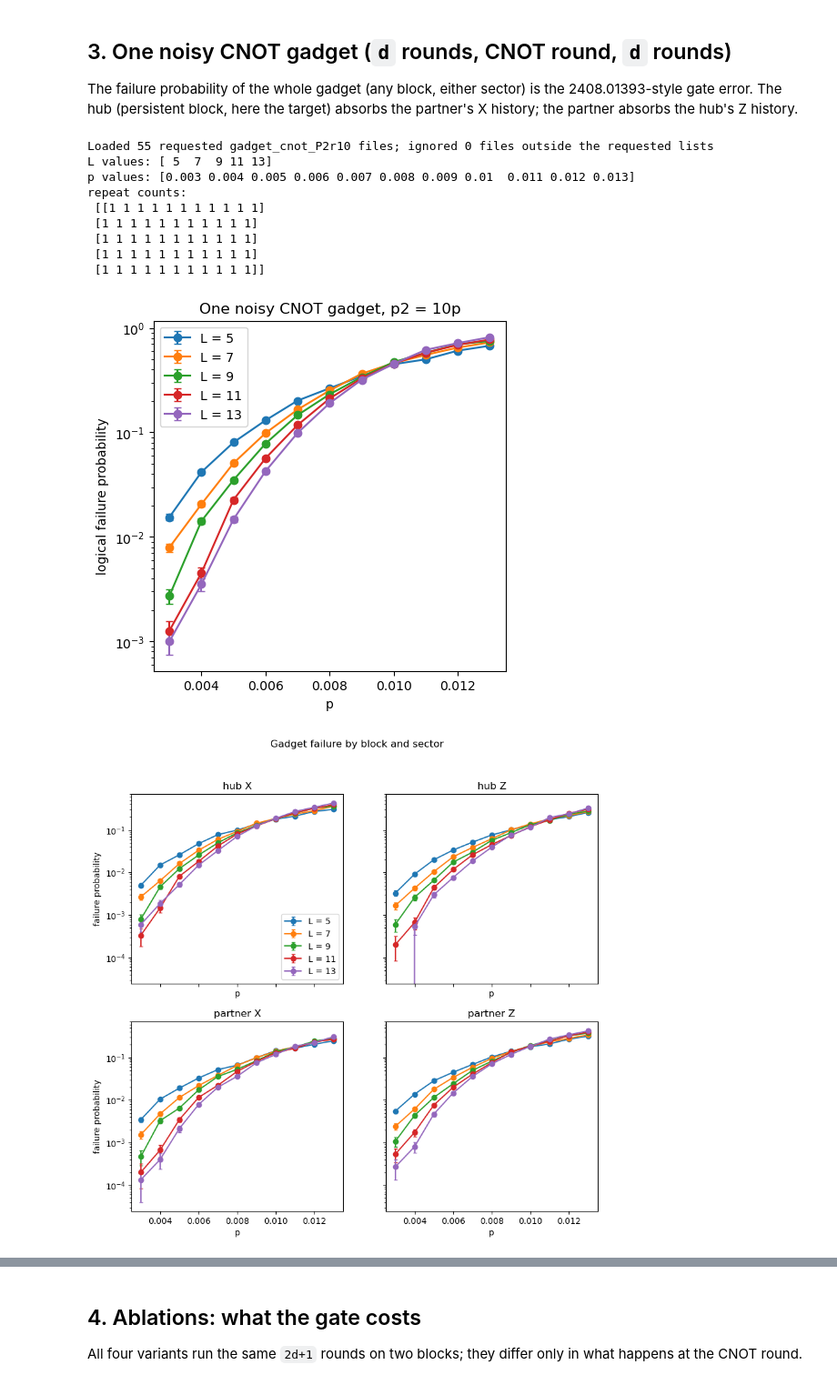
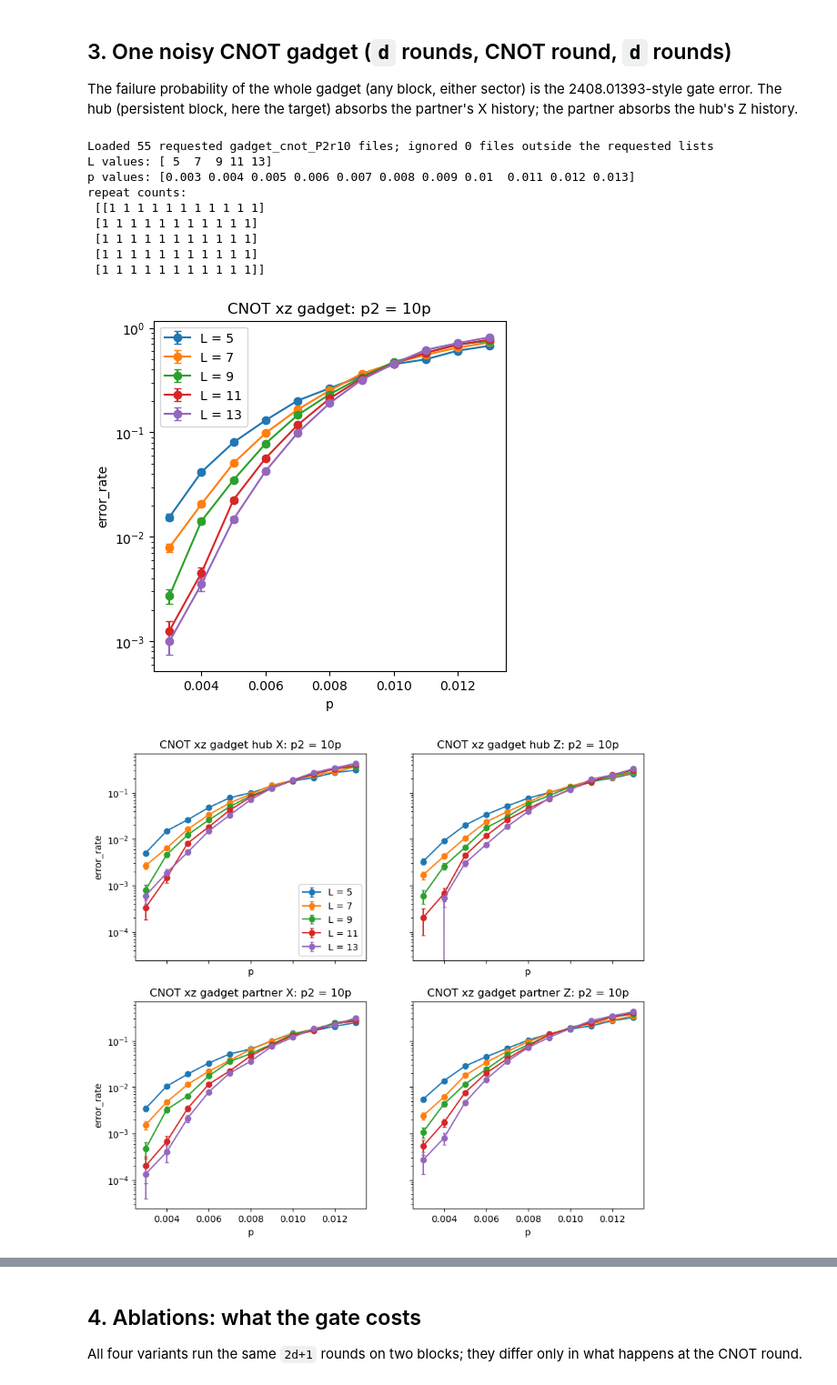
Before and after one commit to njvincent/mp-decoder, a Jupyter notebook: notebooks/cnot_primitive_xz_stage1_analysis.ipynb, the cells around one changed output, grey strips where cells are left out. Shown at 91% size. Drawn from its saved outputs; the diff is of its cells as text; code cells hidden in the pictures.

```diff
--- a/notebooks/cnot_primitive_xz_stage1_analysis.ipynb
+++ b/notebooks/cnot_primitive_xz_stage1_analysis.ipynb
@@ -72,19 +73,18 @@ def load_variant(name, p_values, failure_fields=None, L_values=L_VALUES):
     )
 
 
-def plot_components(scan, title):
+def plot_components(scan, title, tag):
     fig, axes = plt.subplots(2, 2, figsize=(10, 9), sharex=True, sharey=True)
     for ax, name in zip(axes.flat, COMPONENTS):
         est = scan.rate(name)
         for li, L in enumerate(scan.L_values):
             ax.errorbar(scan.p_values, est.values[li], yerr=est.errors[li], fmt="o-", capsize=2, label=f"L = {L}")
         ax.set_yscale("log")
-        ax.set_title(name)
+        ax.set_title(f"{title} {name}: {tag}")
         ax.set_xlabel("p")
-    axes[0, 0].set_ylabel("failure probability")
-    axes[1, 0].set_ylabel("failure probability")
+    axes[0, 0].set_ylabel("error_rate")
+    axes[1, 0].set_ylabel("error_rate")
     axes[0, 0].legend()
-    fig.suptitle(title)
     plt.show()
 # %% [markdown]
 ## 1. Memory reference: one block, `T = d` (Lake-style `p_log`)
@@ -187,32 +187,32 @@ The failure probability of the whole gadget (any block, either sector) is the 24
 # %%
 gadget = load_variant("gadget_cnot_P2r10", P_GATE_NOISY, COMPONENTS)
 gadget.print_summary()
-plot_rate_scan(gadget, title="One noisy CNOT gadget, p2 = 10p", ylabel="logical failure probability")
-plot_components(gadget, "Gadget failure by block and sector")
+plot_rate_scan(gadget, title="CNOT xz gadget: p2 = 10p", ylabel="error_rate")
+plot_components(gadget, "CNOT xz gadget", "p2 = 10p")
 gadget_fit = fit_finite_size_scaling(
-    gadget, label="gadget: CNOT + two-qubit noise", fit_p_range=(0.007, 0.013), min_L=5, polynomial_degree=2
+    gadget, label="XZ gadget — CNOT + two-qubit noise", fit_p_range=(0.007, 0.013), min_L=5, polynomial_degree=2
 )
 display_finite_size_scaling_fit(gadget_fit, "logical failure probability")
 
 rows = ["| p | Lambda (fit over L) | pairwise P_L / P_(L+2) |", "| --- | --- | --- |"]
 est = gadget.rate()
 for pj, p in enumerate(P_GATE_NOISY):
     try:
         lf = fit_lambda(L_VALUES, est.values[:, pj], est.errors[:, pj])
     except ValueError:
         continue
     pairs = ", ".join(f"{a}/{b}: {r:.2f}±{e:.2f}" for a, b, r, e in lambda_ratios(L_VALUES, est.values[:, pj], est.errors[:, pj]))
     rows.append(f"| {p:.3f} | {lf.Lambda:.3f} ± {lf.Lambda_error:.3f} | {pairs} |")
 display(Markdown("Gadget suppression factor (per gadget, including its `2d+1` rounds):\n\n" + "\n".join(rows)))
 # %% [output]
 Loaded 55 requested gadget_cnot_P2r10 files; ignored 0 files outside the requested lists
 L values: [ 5  7  9 11 13]
 p values: [0.003 0.004 0.005 0.006 0.007 0.008 0.009 0.01  0.011 0.012 0.013]
 repeat counts:
  [[1 1 1 1 1 1 1 1 1 1 1]
  [1 1 1 1 1 1 1 1 1 1 1]
  [1 1 1 1 1 1 1 1 1 1 1]
  [1 1 1 1 1 1 1 1 1 1 1]
  [1 1 1 1 1 1 1 1 1 1 1]]
-[figure, old version]
+[figure, new version]
-[figure, old version]
+[figure, new version]
```
Also changed, not shown: parts of 6 cells of this notebook, 6 other files.
